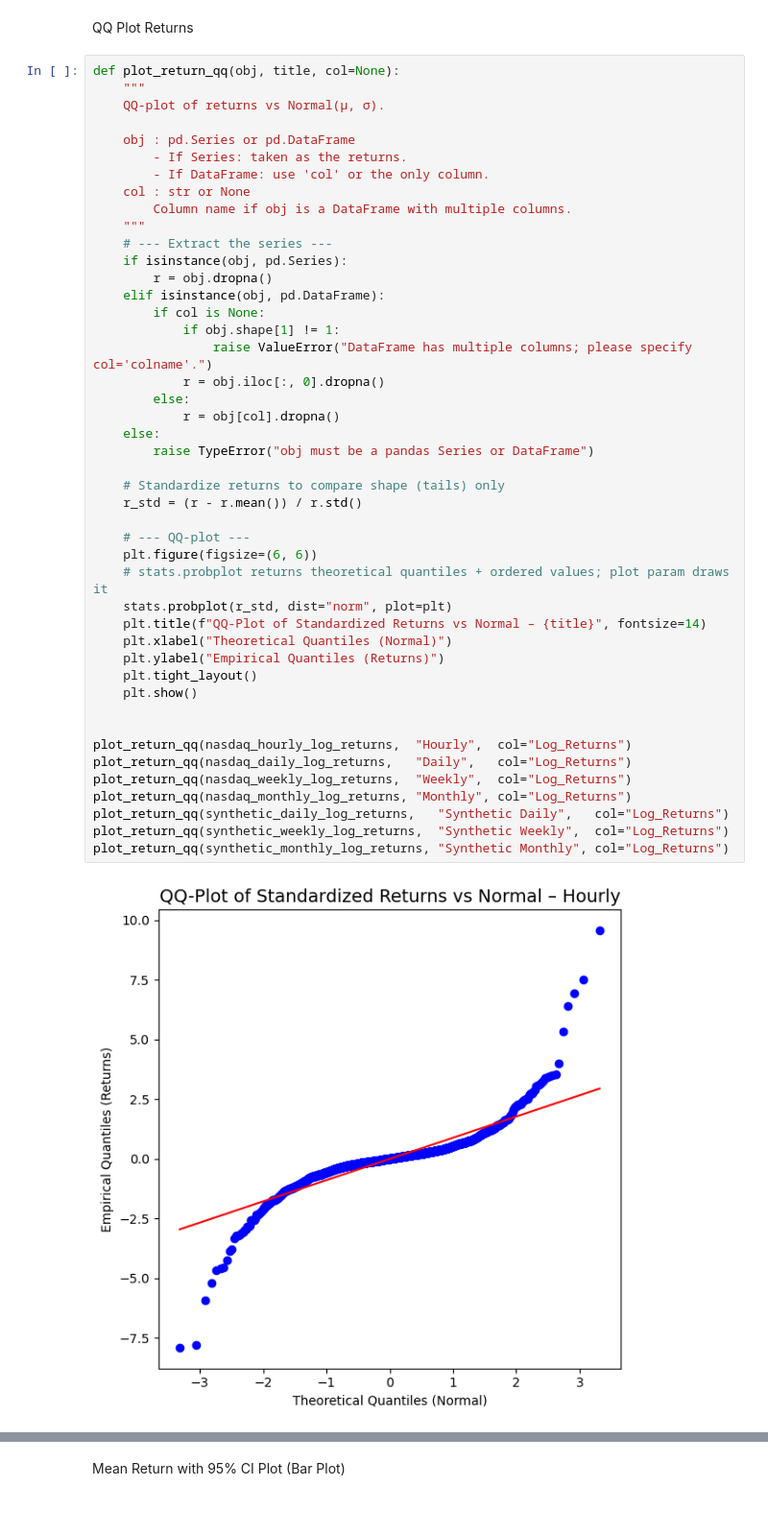
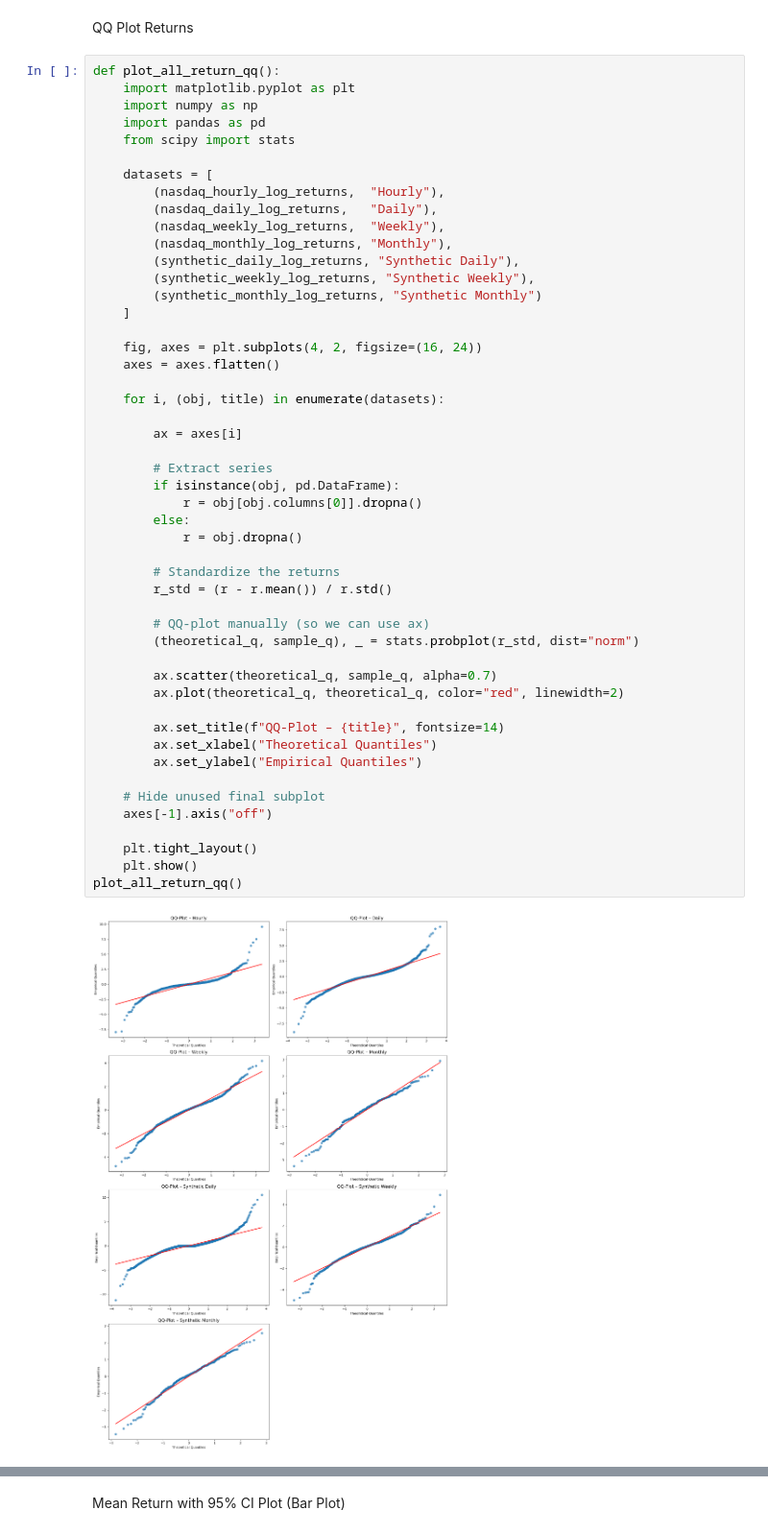
Before and after one commit to EliaLand/Martingale_FVM_AssetPricing, a Jupyter notebook: Part 1/Part 1 - Plots and graphs .ipynb, the cells around one changed output, grey strips where cells are left out. Shown at 96% size. Drawn from its saved outputs; the diff is of its cells as text.

```diff
--- a/Part 1/Part 1 - Plots and graphs .ipynb
+++ b/Part 1/Part 1 - Plots and graphs .ipynb
@@ -608,49 +635,53 @@ plot_return_histogram(synthetic_monthly_log_returns, "Synthetic Monthly", col =
 # %% [markdown]
 QQ Plot Returns
 # %%
-def plot_return_qq(obj, title, col=None):
-    """
-    QQ-plot of returns vs Normal(μ, σ).
+def plot_all_return_qq():
+    import matplotlib.pyplot as plt
+    import numpy as np
+    import pandas as pd
+    from scipy import stats
 
-    obj : pd.Series or pd.DataFrame
-        - If Series: taken as the returns.
-        - If DataFrame: use 'col' or the only column.
-    col : str or None
-        Column name if obj is a DataFrame with multiple columns.
-    """
-    # --- Extract the series ---
-    if isinstance(obj, pd.Series):
-        r = obj.dropna()
-    elif isinstance(obj, pd.DataFrame):
-        if col is None:
-            if obj.shape[1] != 1:
-                raise ValueError("DataFrame has multiple columns; please specify col='colname'.")
-            r = obj.iloc[:, 0].dropna()
+    datasets = [
+        (nasdaq_hourly_log_returns,  "Hourly"),
+        (nasdaq_daily_log_returns,   "Daily"),
+        (nasdaq_weekly_log_returns,  "Weekly"),
+        (nasdaq_monthly_log_returns, "Monthly"),
+        (synthetic_daily_log_returns, "Synthetic Daily"),
+        (synthetic_weekly_log_returns, "Synthetic Weekly"),
+        (synthetic_monthly_log_returns, "Synthetic Monthly")
+    ]
+
+    fig, axes = plt.subplots(4, 2, figsize=(16, 24))
+    axes = axes.flatten()
+
+    for i, (obj, title) in enumerate(datasets):
+
+        ax = axes[i]
+
+        # Extract series
+        if isinstance(obj, pd.DataFrame):
+            r = obj[obj.columns[0]].dropna()
         else:
-            r = obj[col].dropna()
-    else:
-        raise TypeError("obj must be a pandas Series or DataFrame")
+            r = obj.dropna()
 
-    # Standardize returns to compare shape (tails) only
-    r_std = (r - r.mean()) / r.std()
+        # Standardize the returns
+        r_std = (r - r.mean()) / r.std()
 
-    # --- QQ-plot ---
-    plt.figure(figsize=(6, 6))
-    # stats.probplot returns theoretical quantiles + ordered values; plot param draws it
-    stats.probplot(r_std, dist="norm", plot=plt)
-    plt.title(f"QQ-Plot of Standardized Returns vs Normal – {title}", fontsize=14)
-    plt.xlabel("Theoretical Quantiles (Normal)")
-    plt.ylabel("Empirical Quantiles (Returns)")
+        # QQ-plot manually (so we can use ax)
+        (theoretical_q, sample_q), _ = stats.probplot(r_std, dist="norm")
+
+        ax.scatter(theoretical_q, sample_q, alpha=0.7)
+        ax.plot(theoretical_q, theoretical_q, color="red", linewidth=2)
+
+        ax.set_title(f"QQ-Plot – {title}", fontsize=14)
+        ax.set_xlabel("Theoretical Quantiles")
+        ax.set_ylabel("Empirical Quantiles")
+
+    # Hide unused final subplot
+    axes[-1].axis("off")
+
     plt.tight_layout()
     plt.show()
-
-
-plot_return_qq(nasdaq_hourly_log_returns,  "Hourly",  col="Log_Returns")
-plot_return_qq(nasdaq_daily_log_returns,   "Daily",   col="Log_Returns")
-plot_return_qq(nasdaq_weekly_log_returns,  "Weekly",  col="Log_Returns")
-plot_return_qq(nasdaq_monthly_log_returns, "Monthly", col="Log_Returns")
-plot_return_qq(synthetic_daily_log_returns,   "Synthetic Daily",   col="Log_Returns")
-plot_return_qq(synthetic_weekly_log_returns,  "Synthetic Weekly",  col="Log_Returns")
-plot_return_qq(synthetic_monthly_log_returns, "Synthetic Monthly", col="Log_Returns")
+plot_all_return_qq()
 # %% [output]
-[figure, old version]
+[figure, new version]
```
Also changed, not shown: parts of 8 cells of this notebook, 18 other files.
